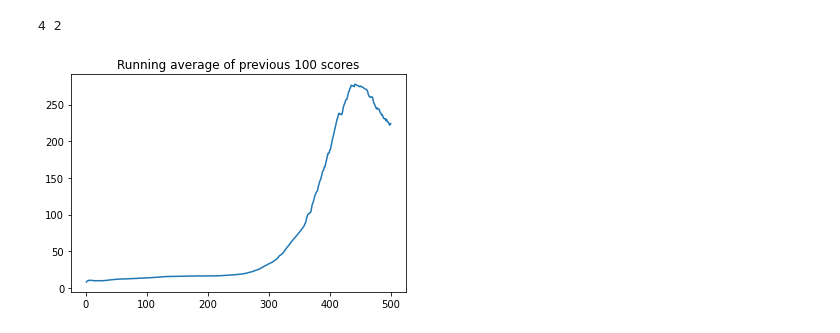
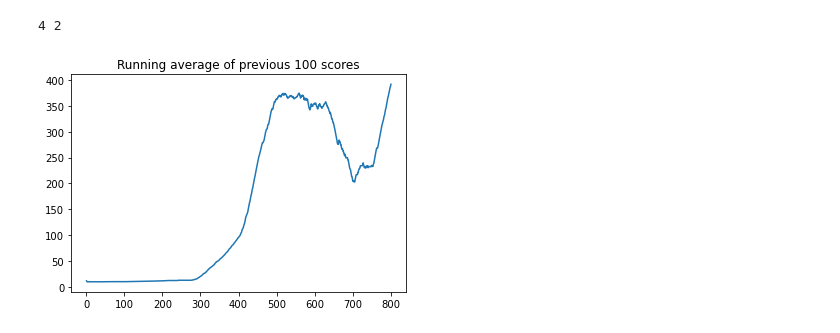
Before and after one commit to mingjunwang88/RL, a Jupyter notebook: DeepQ.ipynb, the cells around one changed output. Drawn from its saved outputs; the diff is of its cells as text; code cells hidden in the pictures.

```diff
--- a/DeepQ.ipynb
+++ b/DeepQ.ipynb
@@ -141,35 +141,35 @@ class Agent():
                     q_target_next = torch.max(q_target_nexts, dim=1)[0]
                     q_targets = torch.tensor(reward_batch).to(self.device) + self.gamma * q_target_next
 
                     # Loss function
                     loss = self.loss_fun(q_targets,q_values)
                     loss.backward()
 
                     # Update weights
                     self.model.optimizer.step()
 
                     #Update the state
                     state = state_new
                     if (self.buffer.counter % self.steps_target) == 0:
                         self.model_target = self.model
 
             rewards_list.append(rewards)
 
         x = [i+1 for i in range(self.max_iters)]
         self.plot_learning_curve(x, rewards_list)
 
 if __name__ == '__main__':
     #env = gym.make('AirRaid-ram-v0')
     env = gym.make('CartPole-v1')
     #env = gym.make('MountainCar-v0')
     dim_state = env.observation_space.shape[0]
     dim_action = env.action_space.n
     print (dim_state ,dim_action)
-    agent = Agent(env,dim_state,dim_action, 256, 256,max_memsize=3000, max_iters=500)
+    agent = Agent(env,dim_state,dim_action, 256, 256,max_memsize=3000, max_iters=800)
     agent.train()
 # %% [output]
 4 2
-[figure, old version]
+[figure, new version]
 # %%
 T.save(agent.model.state_dict(), 'deepQCritic.pt')
 
```
Also changed, not shown: parts of 1 cell of this notebook, 25 other files.
